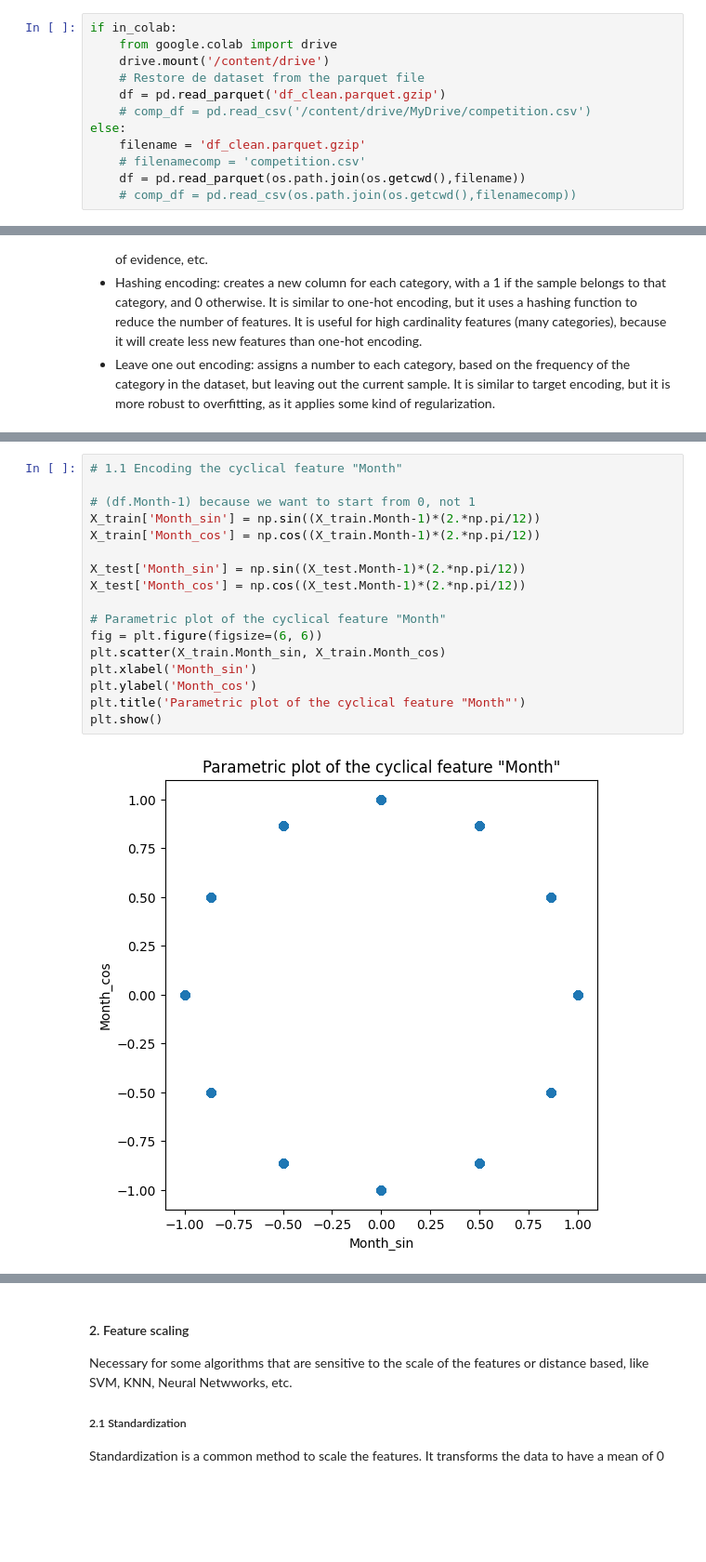
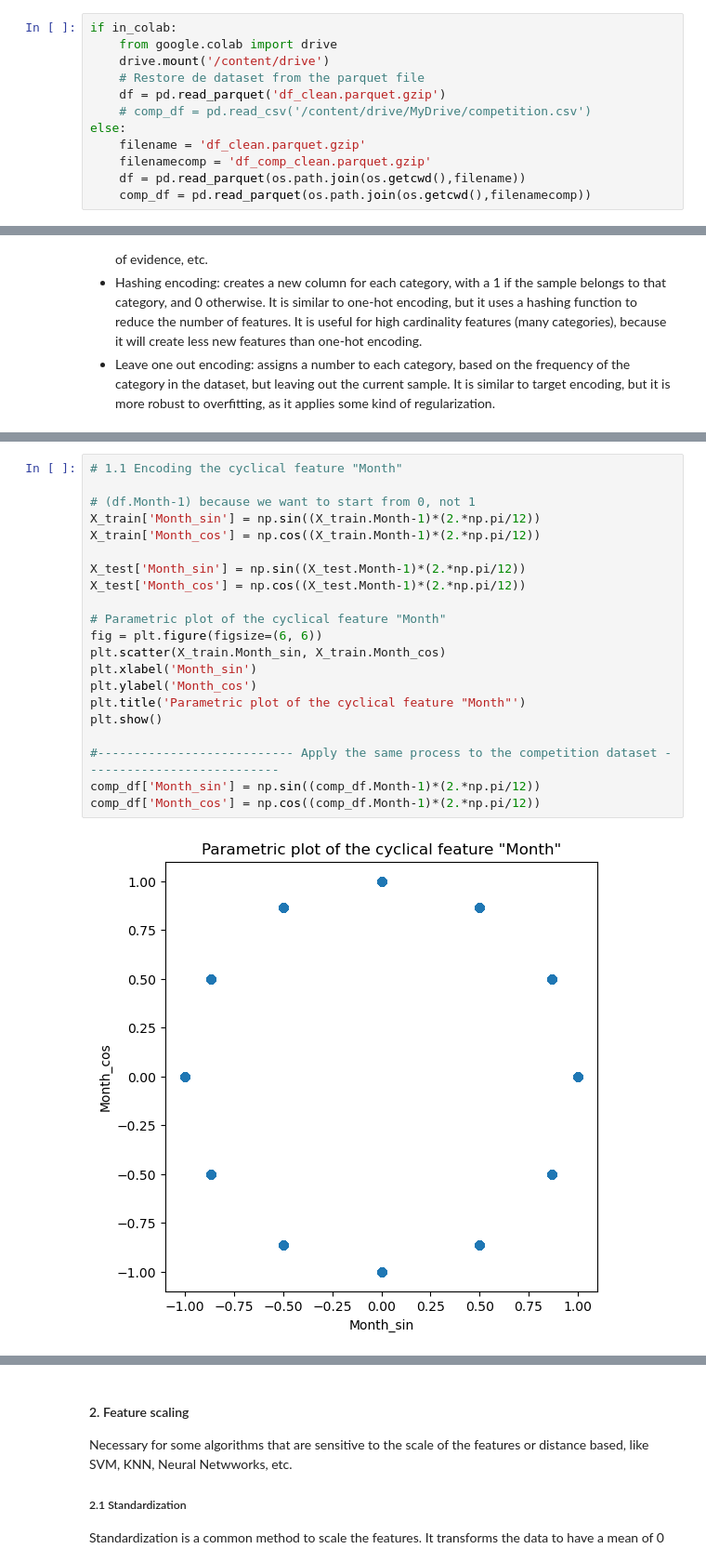
Before and after one commit to barbare03/ML4DS, a Jupyter notebook: scaling_encoding.ipynb, the cells around one changed output, grey strips where cells are left out. Shown at 93% size. Drawn from its saved outputs; the diff is of its cells as text; blank space fills up the shorter version.

```diff
--- a/scaling_encoding.ipynb
+++ b/scaling_encoding.ipynb
@@ -78,9 +79,9 @@ if in_colab:
     # comp_df = pd.read_csv('/content/drive/MyDrive/competition.csv')
 else:
     filename = 'df_clean.parquet.gzip'
-    # filenamecomp = 'competition.csv'
+    filenamecomp = 'df_comp_clean.parquet.gzip'
     df = pd.read_parquet(os.path.join(os.getcwd(),filename))
-    # comp_df = pd.read_csv(os.path.join(os.getcwd(),filenamecomp))
+    comp_df = pd.read_parquet(os.path.join(os.getcwd(),filenamecomp))
 # %% [markdown]
 ### Data Transformation
 
@@ -162,20 +162,24 @@ F1 score:  0.1184052725406515
 # %%
 # 1.1 Encoding the cyclical feature "Month"
 
 # (df.Month-1) because we want to start from 0, not 1
 X_train['Month_sin'] = np.sin((X_train.Month-1)*(2.*np.pi/12))
 X_train['Month_cos'] = np.cos((X_train.Month-1)*(2.*np.pi/12))
 
 X_test['Month_sin'] = np.sin((X_test.Month-1)*(2.*np.pi/12))
 X_test['Month_cos'] = np.cos((X_test.Month-1)*(2.*np.pi/12))
 
 # Parametric plot of the cyclical feature "Month"
 fig = plt.figure(figsize=(6, 6))
 plt.scatter(X_train.Month_sin, X_train.Month_cos)
 plt.xlabel('Month_sin')
 plt.ylabel('Month_cos')
 plt.title('Parametric plot of the cyclical feature "Month"')
 plt.show()
+
+#--------------------------- Apply the same process to the competition dataset ---------------------------
+comp_df['Month_sin'] = np.sin((comp_df.Month-1)*(2.*np.pi/12))
+comp_df['Month_cos'] = np.cos((comp_df.Month-1)*(2.*np.pi/12))
 # %% [output]
-[figure, old version]
+[figure, new version]
 # %%
```
Also changed, not shown: parts of 34 cells of this notebook.
